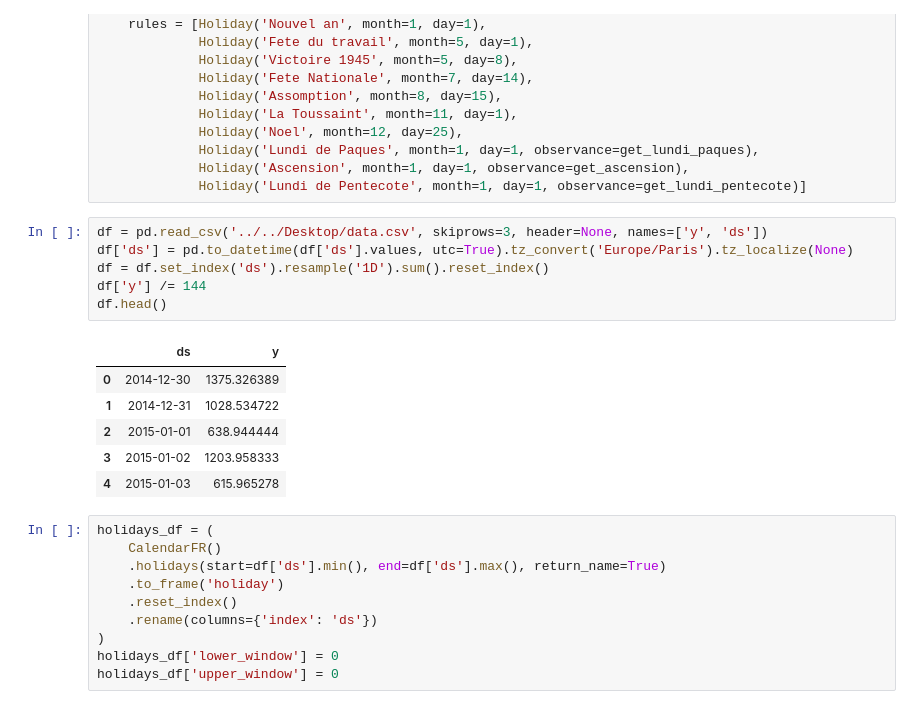
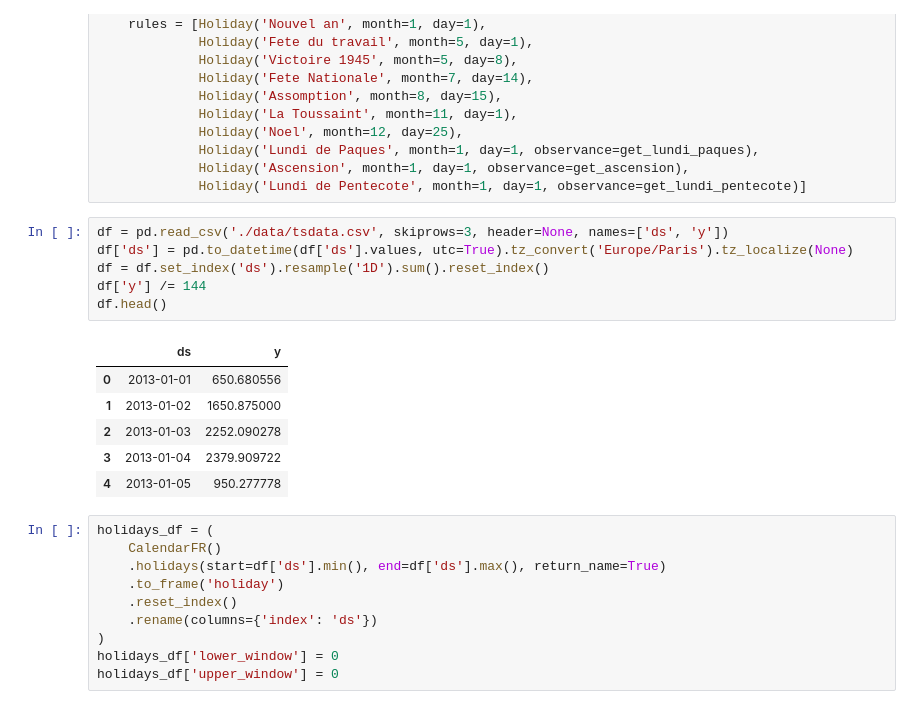
Before and after one commit to lopezco/notebooks, a Jupyter notebook: Time Series/Forecast - Facebook Prophet.ipynb, the cells around one changed output. Drawn from its saved outputs; the diff is of its cells as text.

Commit message:
Add test data and 2 more test notebooks: GARCH and DBSCAN

```diff
--- a/Time Series/Forecast - Facebook Prophet.ipynb
+++ b/Time Series/Forecast - Facebook Prophet.ipynb
@@ -57,18 +57,18 @@ class CalendarFR(AbstractHolidayCalendar):
              Holiday('Ascension', month=1, day=1, observance=get_ascension),
              Holiday('Lundi de Pentecote', month=1, day=1, observance=get_lundi_pentecote)]
 # %%
-df = pd.read_csv('../../Desktop/data.csv', skiprows=3, header=None, names=['y', 'ds'])
+df = pd.read_csv('./data/tsdata.csv', skiprows=3, header=None, names=['ds', 'y'])
 df['ds'] = pd.to_datetime(df['ds'].values, utc=True).tz_convert('Europe/Paris').tz_localize(None)
 df = df.set_index('ds').resample('1D').sum().reset_index()
 df['y'] /= 144
 df.head()
 # %% [output]
 |  | ds | y |
-| 0 | 2014-12-30 | 1375.326389 |
-| 1 | 2014-12-31 | 1028.534722 |
-| 2 | 2015-01-01 | 638.944444 |
-| 3 | 2015-01-02 | 1203.958333 |
-| 4 | 2015-01-03 | 615.965278 |
+| 0 | 2013-01-01 | 650.680556 |
+| 1 | 2013-01-02 | 1650.875000 |
+| 2 | 2013-01-03 | 2252.090278 |
+| 3 | 2013-01-04 | 2379.909722 |
+| 4 | 2013-01-05 | 950.277778 |
 # %%
 holidays_df = (
     CalendarFR()
```
Also changed, not shown: parts of 5 cells of this notebook, 4 other files.
